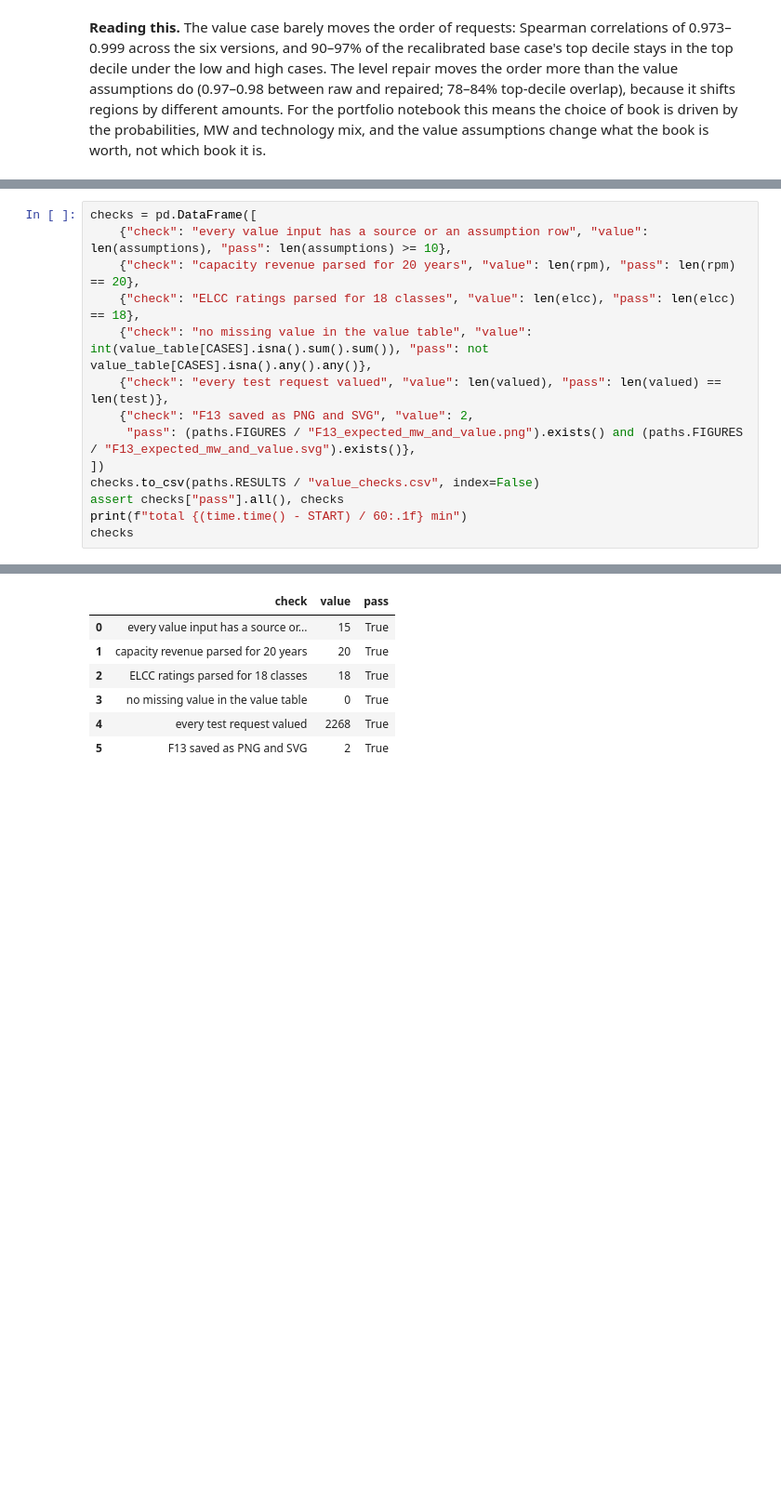
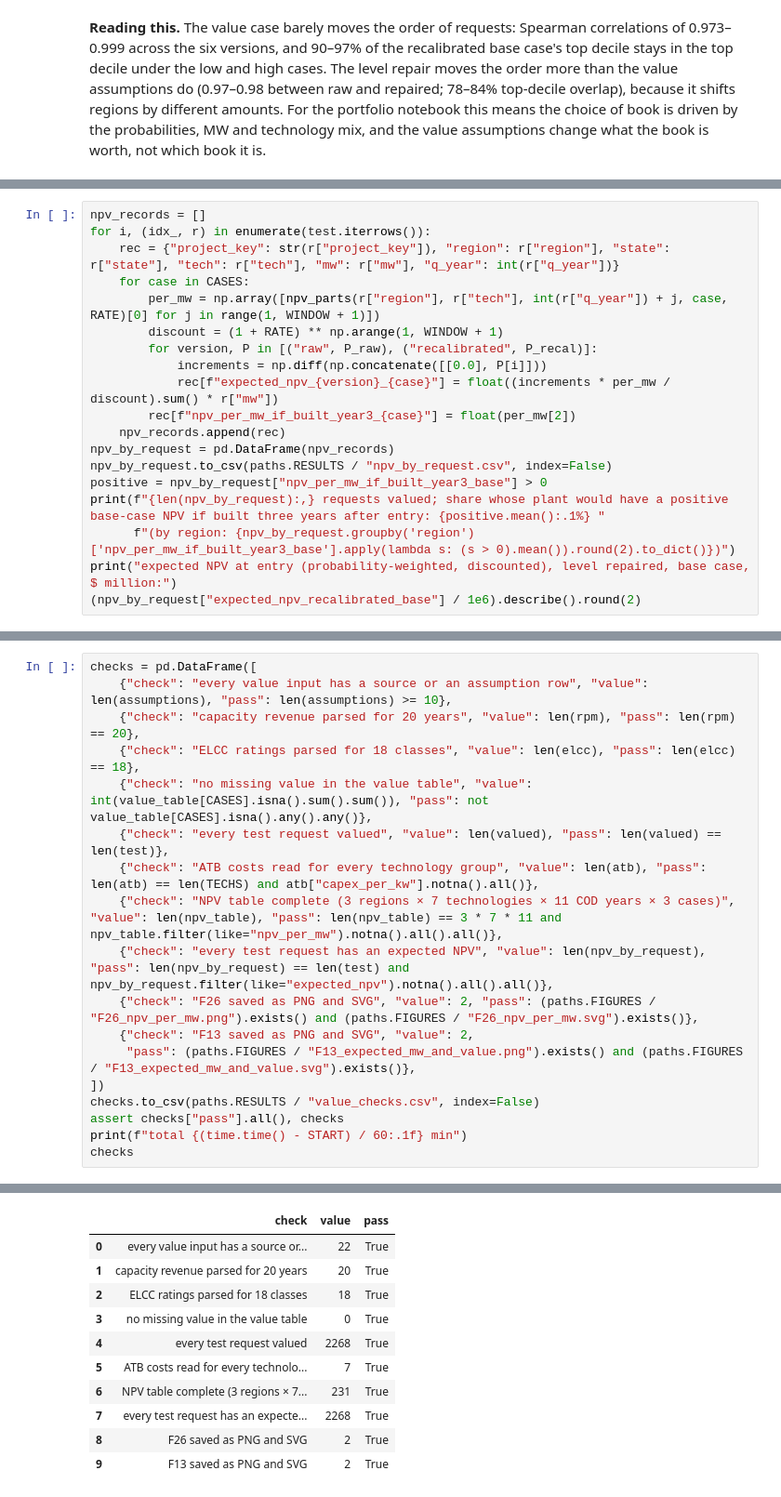
Before and after one commit to alanmossinger/Capstone, a Jupyter notebook: notebooks/15_value_and_cost.ipynb, the cells around one changed output, grey strips where cells are left out. Shown at 93% size. Cells and saved outputs as stored; diff of their text form; blank space fills up the shorter version.

```diff
--- a/notebooks/15_value_and_cost.ipynb
+++ b/notebooks/15_value_and_cost.ipynb
@@ -420,0 +579,19 @@ sens
+# %%
+npv_records = []
+for i, (idx_, r) in enumerate(test.iterrows()):
+    rec = {"project_key": str(r["project_key"]), "region": r["region"], "state": r["state"], "tech": r["tech"], "mw": r["mw"], "q_year": int(r["q_year"])}
+    for case in CASES:
+        per_mw = np.array([npv_parts(r["region"], r["tech"], int(r["q_year"]) + j, case, RATE)[0] for j in range(1, WINDOW + 1)])
+        discount = (1 + RATE) ** np.arange(1, WINDOW + 1)
+        for version, P in [("raw", P_raw), ("recalibrated", P_recal)]:
+            increments = np.diff(np.concatenate([[0.0], P[i]]))
+            rec[f"expected_npv_{version}_{case}"] = float((increments * per_mw / discount).sum() * r["mw"])
+        rec[f"npv_per_mw_if_built_year3_{case}"] = float(per_mw[2])
+    npv_records.append(rec)
+npv_by_request = pd.DataFrame(npv_records)
+npv_by_request.to_csv(paths.RESULTS / "npv_by_request.csv", index=False)
+positive = npv_by_request["npv_per_mw_if_built_year3_base"] > 0
+print(f"{len(npv_by_request):,} requests valued; share whose plant would have a positive base-case NPV if built three years after entry: {positive.mean():.1%} "
+      f"(by region: {npv_by_request.groupby('region')['npv_per_mw_if_built_year3_base'].apply(lambda s: (s > 0).mean()).round(2).to_dict()})")
+print("expected NPV at entry (probability-weighted, discounted), level repaired, base case, $ million:")
+(npv_by_request["expected_npv_recalibrated_base"] / 1e6).describe().round(2)
@@ -427,6 +618,10 @@ checks = pd.DataFrame([
     {"check": "ELCC ratings parsed for 18 classes", "value": len(elcc), "pass": len(elcc) == 18},
     {"check": "no missing value in the value table", "value": int(value_table[CASES].isna().sum().sum()), "pass": not value_table[CASES].isna().any().any()},
     {"check": "every test request valued", "value": len(valued), "pass": len(valued) == len(test)},
+    {"check": "ATB costs read for every technology group", "value": len(atb), "pass": len(atb) == len(TECHS) and atb["capex_per_kw"].notna().all()},
+    {"check": "NPV table complete (3 regions × 7 technologies × 11 COD years × 3 cases)", "value": len(npv_table), "pass": len(npv_table) == 3 * 7 * 11 and npv_table.filter(like="npv_per_mw").notna().all().all()},
+    {"check": "every test request has an expected NPV", "value": len(npv_by_request), "pass": len(npv_by_request) == len(test) and npv_by_request.filter(like="expected_npv").notna().all().all()},
+    {"check": "F26 saved as PNG and SVG", "value": 2, "pass": (paths.FIGURES / "F26_npv_per_mw.png").exists() and (paths.FIGURES / "F26_npv_per_mw.svg").exists()},
     {"check": "F13 saved as PNG and SVG", "value": 2,
      "pass": (paths.FIGURES / "F13_expected_mw_and_value.png").exists() and (paths.FIGURES / "F13_expected_mw_and_value.svg").exists()},
 ])
@@ -439,10 +634,14 @@ total 0.4 min
 |  | check | value | pass |
-| 0 | every value input has a source or... | 15 | True |
+| 0 | every value input has a source or... | 22 | True |
 | 1 | capacity revenue parsed for 20 years | 20 | True |
 | 2 | ELCC ratings parsed for 18 classes | 18 | True |
 | 3 | no missing value in the value table | 0 | True |
 | 4 | every test request valued | 2268 | True |
-| 5 | F13 saved as PNG and SVG | 2 | True |
+| 5 | ATB costs read for every technolo... | 7 | True |
+| 6 | NPV table complete (3 regions × 7... | 231 | True |
+| 7 | every test request has an expecte... | 2268 | True |
+| 8 | F26 saved as PNG and SVG | 2 | True |
+| 9 | F13 saved as PNG and SVG | 2 | True |
 # %% [markdown]
 ## Takeaways
 
```
Also changed, not shown: parts of 12 cells of this notebook, 48 other files.
